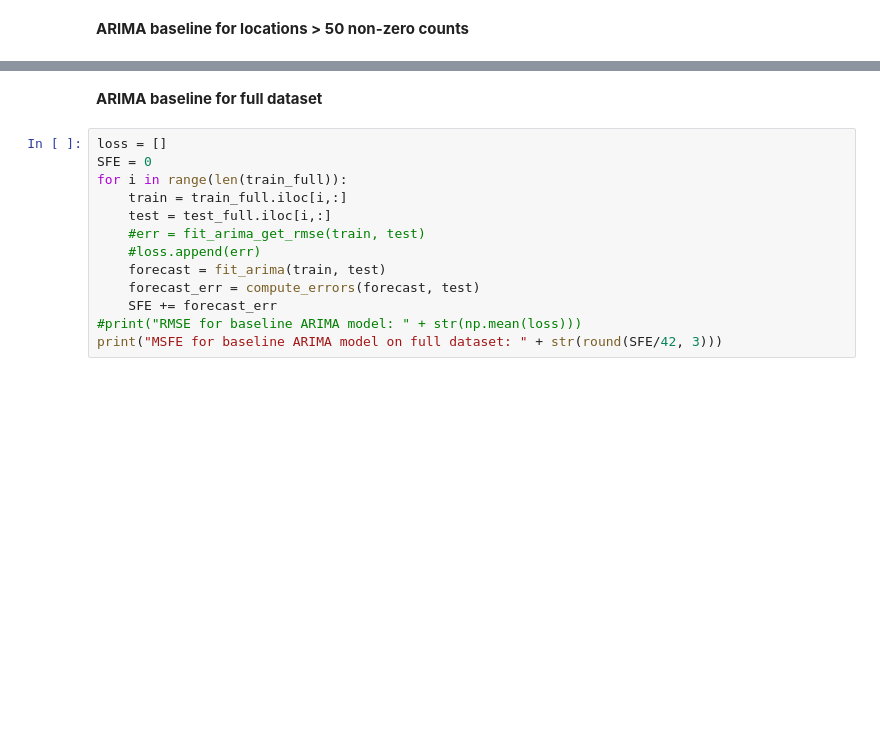
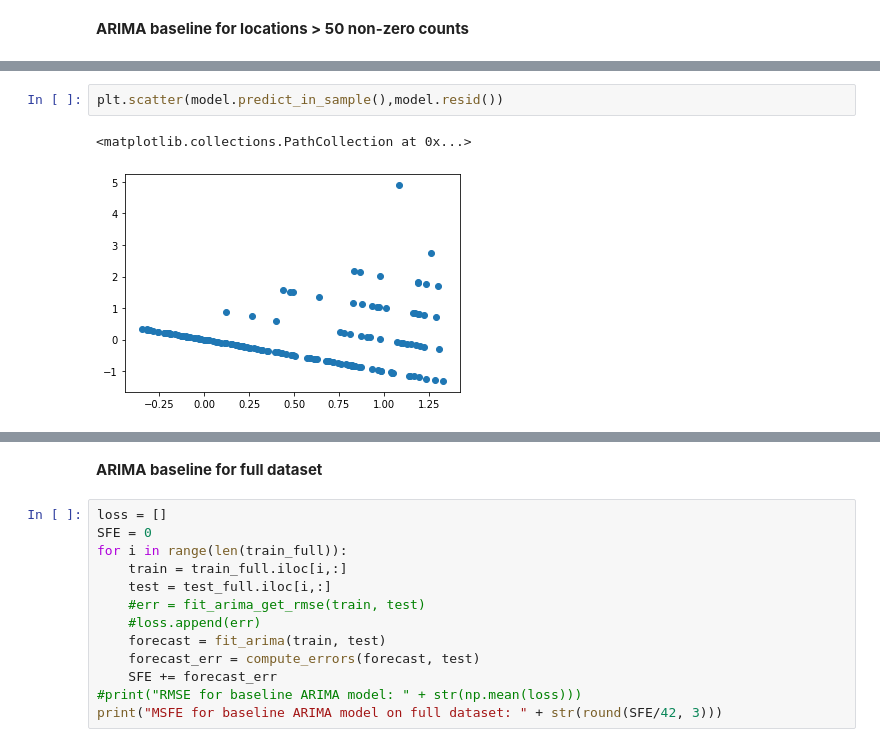
Before and after one commit to Angps1995/Spatial-Temporal-Models-for-delivery-demand-forecast, a Jupyter notebook: Models/baseline_model.ipynb, the cells around one changed output, grey strips where cells are left out. Saved outputs shown, nothing was run; the diff lists cells and outputs as text; blank space fills up the shorter version.

```diff
--- a/Models/baseline_model.ipynb
+++ b/Models/baseline_model.ipynb
@@ -108,0 +137,5 @@ MSFE for baseline ARIMA model on subset of dataset: 58.801
+# %%
+plt.scatter(model.predict_in_sample(),model.resid())
+# %% [output]
+<matplotlib.collections.PathCollection at 0x...>
+[figure, added]
```
Also changed, not shown: parts of 7 cells of this notebook, 16 other files.
